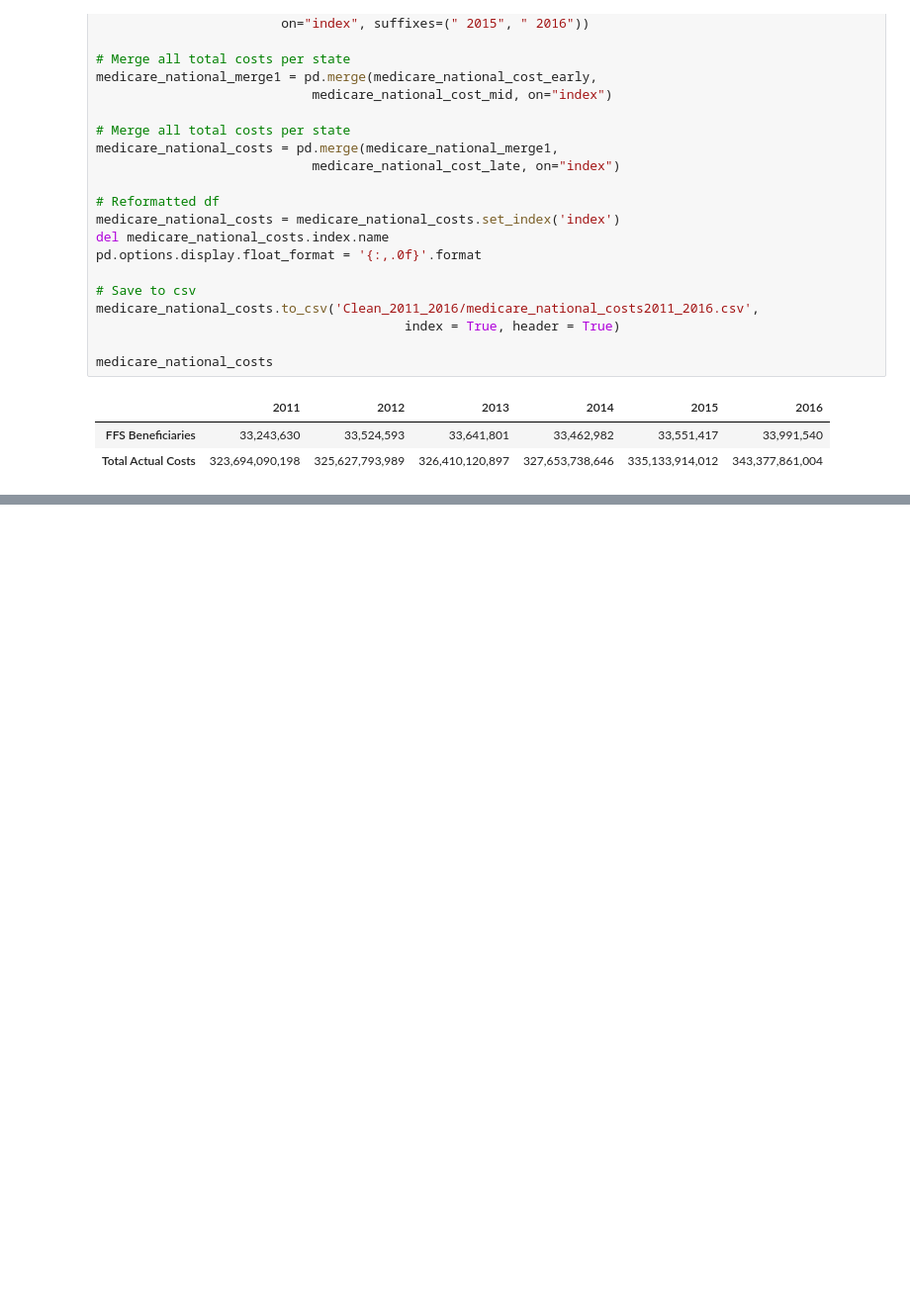
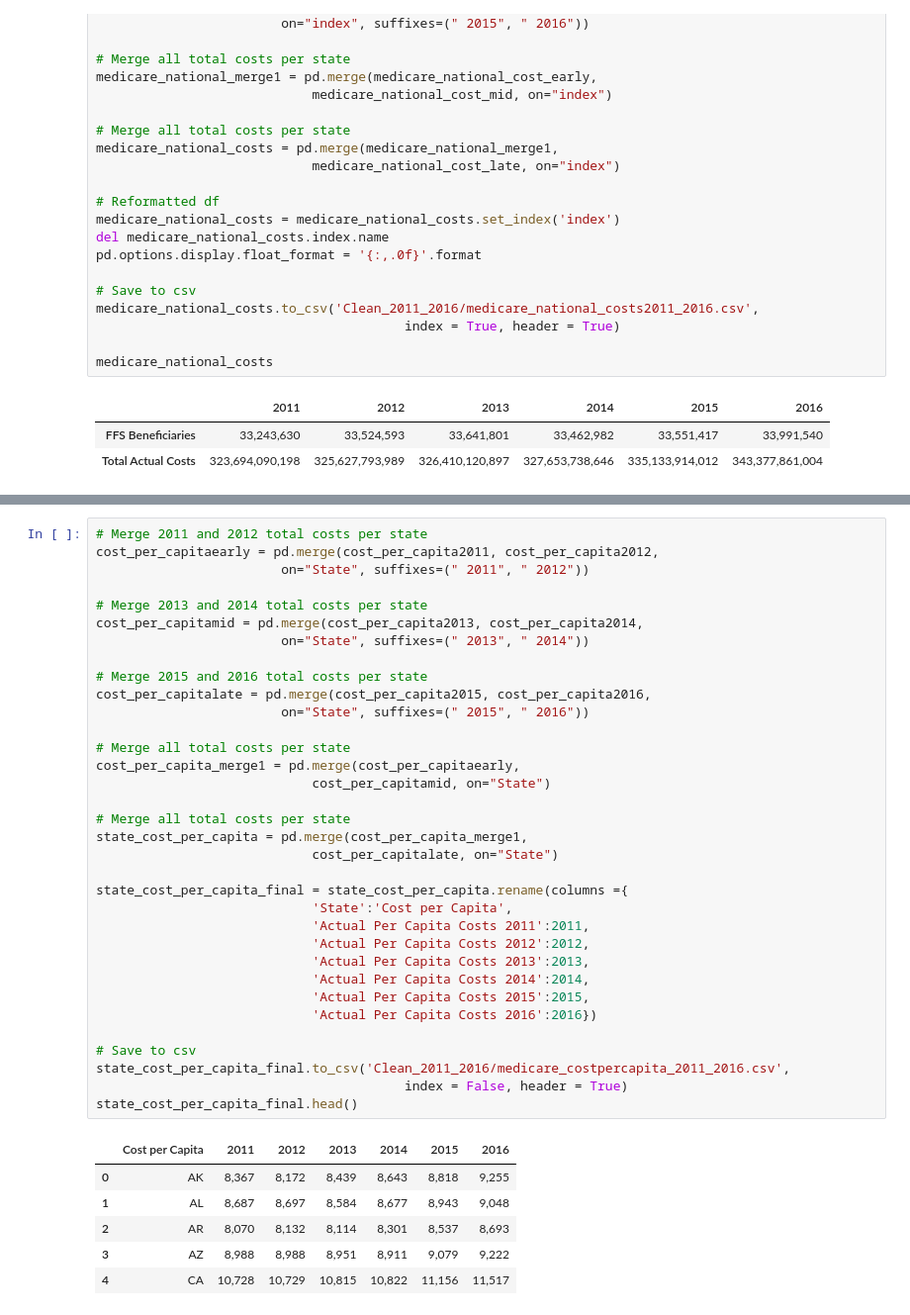
Before and after one commit to Rshn8411/project1, a Jupyter notebook: medicare_information_2011-2016.ipynb, the cells around one changed output, grey strips where cells are left out. Shown: that part at 99% size. Drawn from its saved outputs; the diff is of its cells as text; blank space fills up the shorter version.

Commit message:
some graphing and cost per capita file

```diff
--- a/medicare_information_2011-2016.ipynb
+++ b/medicare_information_2011-2016.ipynb
@@ -533,0 +596,41 @@ medicare_national_costs
+# %%
+# Merge 2011 and 2012 total costs per state
+cost_per_capitaearly = pd.merge(cost_per_capita2011, cost_per_capita2012,
+                        on="State", suffixes=(" 2011", " 2012"))
+
+# Merge 2013 and 2014 total costs per state
+cost_per_capitamid = pd.merge(cost_per_capita2013, cost_per_capita2014,
+                        on="State", suffixes=(" 2013", " 2014"))
+
+# Merge 2015 and 2016 total costs per state
+cost_per_capitalate = pd.merge(cost_per_capita2015, cost_per_capita2016,
+                        on="State", suffixes=(" 2015", " 2016"))
+
+# Merge all total costs per state
+cost_per_capita_merge1 = pd.merge(cost_per_capitaearly,
+                            cost_per_capitamid, on="State")
+
+# Merge all total costs per state
+state_cost_per_capita = pd.merge(cost_per_capita_merge1,
+                            cost_per_capitalate, on="State")
+
+state_cost_per_capita_final = state_cost_per_capita.rename(columns ={
+                            'State':'Cost per Capita',
+                            'Actual Per Capita Costs 2011':2011,
+                            'Actual Per Capita Costs 2012':2012,
+                            'Actual Per Capita Costs 2013':2013,
+                            'Actual Per Capita Costs 2014':2014,
+                            'Actual Per Capita Costs 2015':2015,
+                            'Actual Per Capita Costs 2016':2016})
+
+# Save to csv
+state_cost_per_capita_final.to_csv('Clean_2011_2016/medicare_costpercapita_2011_2016.csv',
+                                        index = False, header = True)
+state_cost_per_capita_final.head()
+# %% [output]
+|  | Cost per Capita | 2011 | 2012 | 2013 | 2014 | 2015 | 2016 |
+| 0 | AK | 8,367 | 8,172 | 8,439 | 8,643 | 8,818 | 9,255 |
+| 1 | AL | 8,687 | 8,697 | 8,584 | 8,677 | 8,943 | 9,048 |
+| 2 | AR | 8,070 | 8,132 | 8,114 | 8,301 | 8,537 | 8,693 |
+| 3 | AZ | 8,988 | 8,988 | 8,951 | 8,911 | 9,079 | 9,222 |
+| 4 | CA | 10,728 | 10,729 | 10,815 | 10,822 | 11,156 | 11,517 |
```
Also changed, not shown: parts of 2 cells of this notebook, 3 other files.
